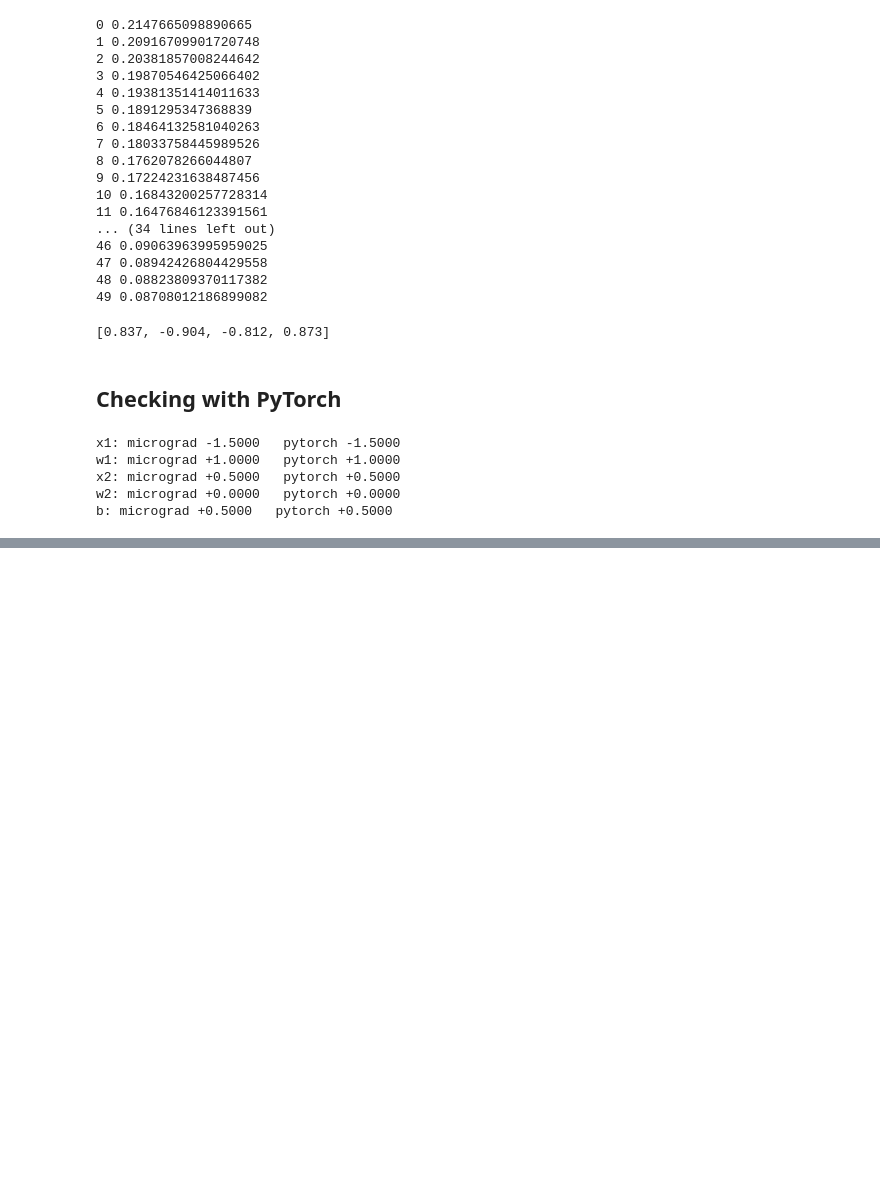
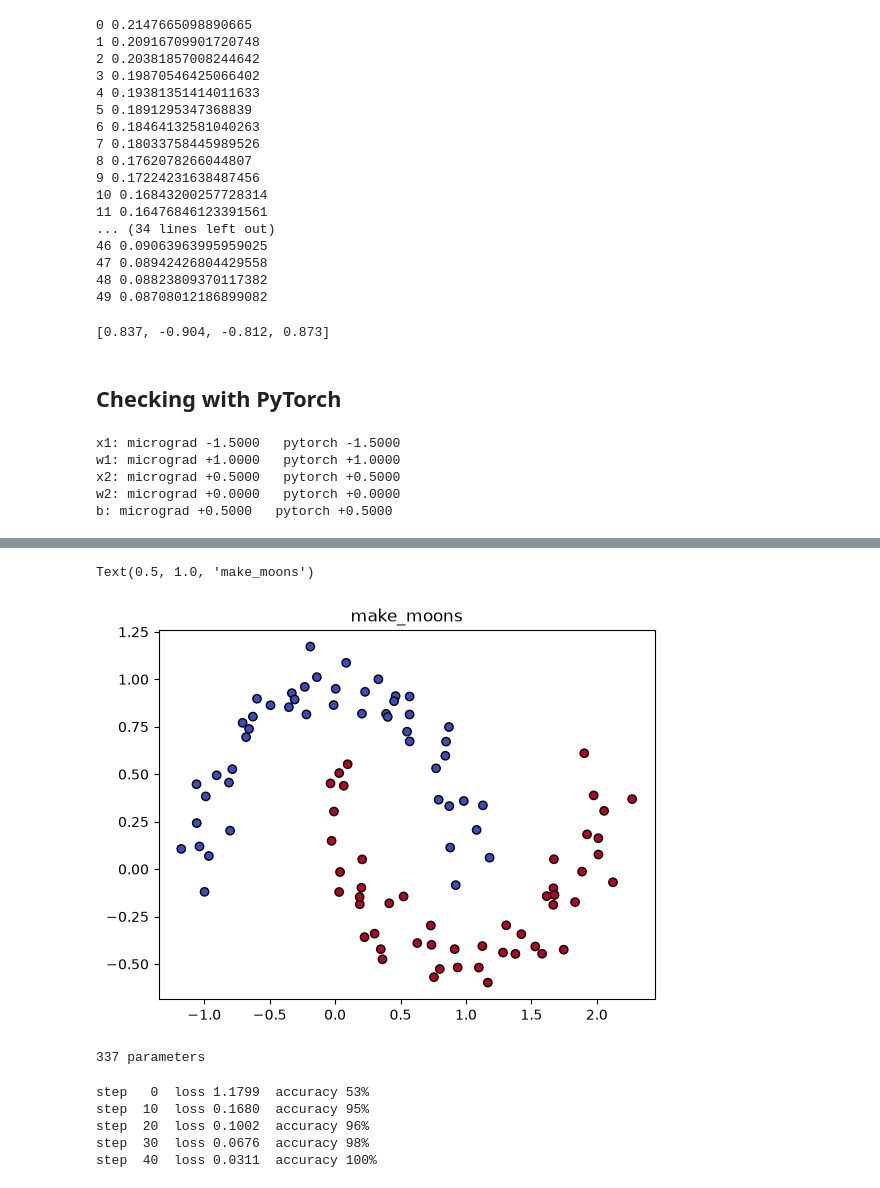
Before and after one commit to JiunSull/ml-from-scratch, a Jupyter notebook: neural-net/demo.ipynb, the cells around one changed output, grey strips where cells are left out. Saved outputs shown, nothing was run; the diff lists cells and outputs as text; code cells hidden in the pictures; blank space fills up the shorter version.

```diff
--- a/neural-net/demo.ipynb
+++ b/neural-net/demo.ipynb
@@ -129,0 +133,18 @@ b: micrograd +0.5000   pytorch +0.5000
+# %%
+import numpy as np
+import matplotlib.pyplot as plt
+from sklearn.datasets import make_moons
+
+X, y = make_moons(n_samples=100, noise=0.1, random_state=42)
+y = y*2 - 1   # labels 0/1 → -1/+1 to match tanh's output range
+
+plt.scatter(X[:, 0], X[:, 1], c=y, cmap='coolwarm', edgecolors='k')
+plt.title('make_moons')
+# %% [output]
+Text(0.5, 1.0, 'make_moons')
+[figure, added]
+# %%
+moons_model = MLP(2, [16, 16, 1])
+print(len(moons_model.parameters()), "parameters")
+# %% [output]
+337 parameters
@@ -129,0 +157,20 @@ b: micrograd +0.5000   pytorch +0.5000
+# %%
+for k in range(50):
+    loss, acc = evaluate()
+
+    for p in moons_model.parameters():
+        p.grad = 0.0
+    loss.backward()
+
+    lr = 0.5 - 0.4 * k / 100   # learning rate decays from 0.5 → 0.1
+    for p in moons_model.parameters():
+        p.data -= lr * p.grad
+
+    if k % 10 == 0:
+        print(f"step {k:3d}  loss {loss.data:.4f}  accuracy {acc*100:.0f}%")
+# %% [output]
+step   0  loss 1.1799  accuracy 53%
+step  10  loss 0.1680  accuracy 95%
+step  20  loss 0.1002  accuracy 96%
+step  30  loss 0.0676  accuracy 98%
+step  40  loss 0.0311  accuracy 100%
```
Also changed, not shown: parts of 3 cells of this notebook, 2 other files.
